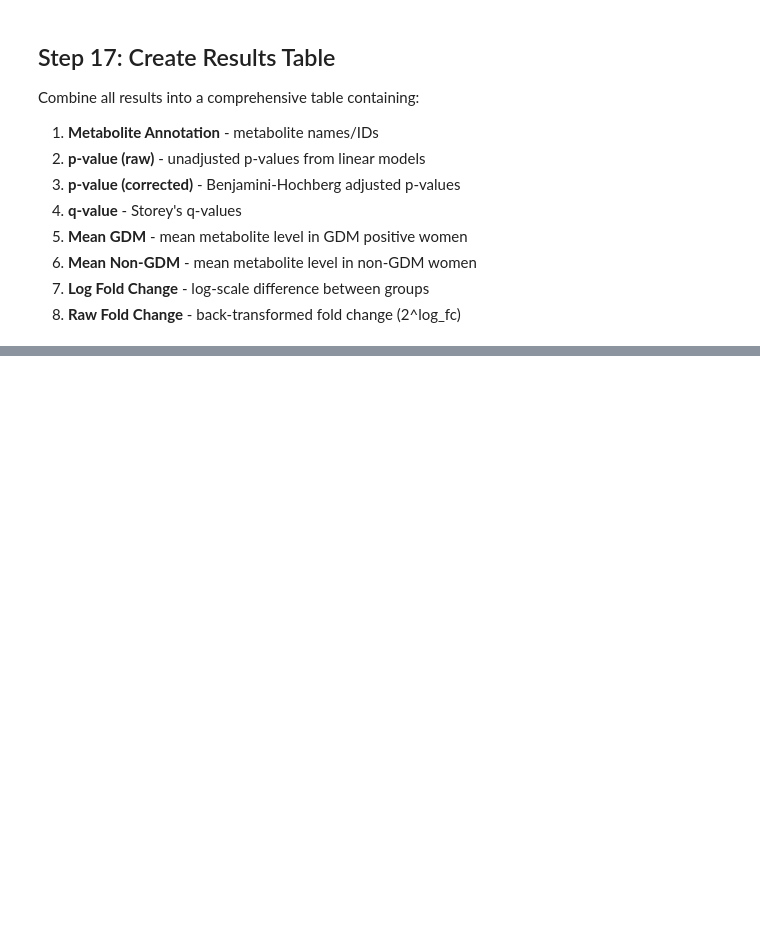
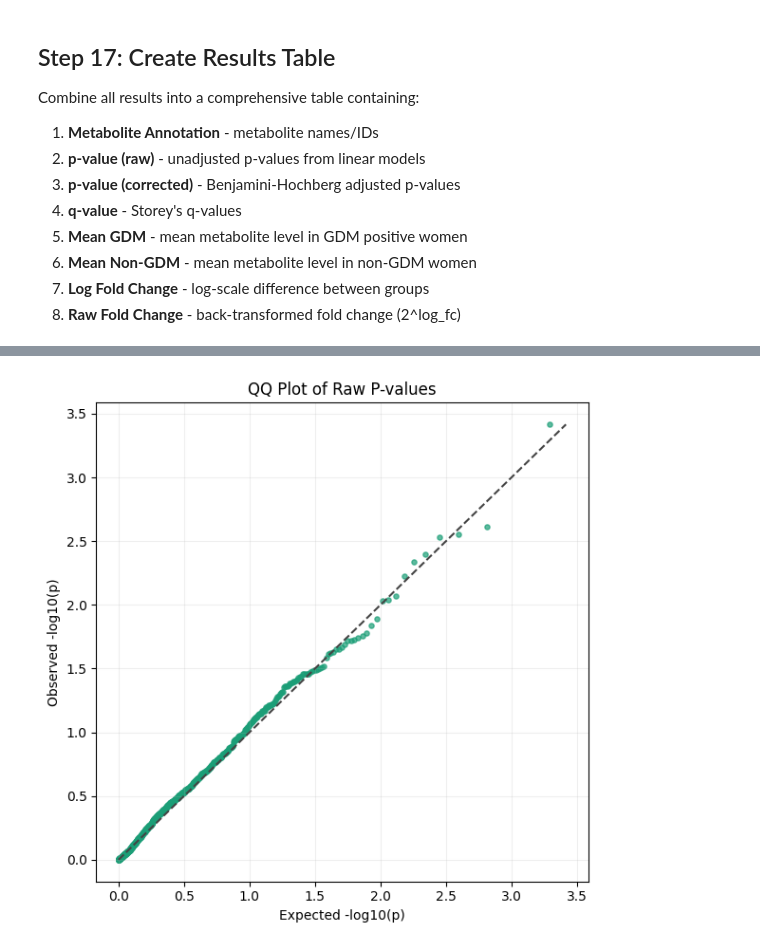
Before and after one commit to aishwaryasalvi777/End-to-End-Metabolomics-Biomarker-Modeling-Pipeline, a Jupyter notebook: src/scripts/08_ML_modeling.ipynb, the cells around one changed output, grey strips where cells are left out. Cells and saved outputs as stored; diff of their text form; code cells hidden in the pictures; blank space fills up the shorter version.

```diff
--- a/src/scripts/08_ML_modeling.ipynb
+++ b/src/scripts/08_ML_modeling.ipynb
@@ -714,0 +1008,21 @@ print(f"Columns: {results_df.columns.tolist()}")
+# %%
+# 3) QQ plot of raw p-values (observed vs expected)
+pvals = np.sort(viz_df["p_value_raw"].dropna().values)
+n = len(pvals)
+expected = (np.arange(1, n + 1) - 0.5) / n
+
+obs_log = -np.log10(np.clip(pvals, 1e-300, 1.0))
+exp_log = -np.log10(expected)
+
+fig, ax = plt.subplots(figsize=(6, 6))
+ax.scatter(exp_log, obs_log, s=14, alpha=0.7, color="#1b9e77")
+maxv = max(exp_log.max(), obs_log.max())
+ax.plot([0, maxv], [0, maxv], linestyle="--", color="#444")
+ax.set_xlabel("Expected -log10(p)")
+ax.set_ylabel("Observed -log10(p)")
+ax.set_title("QQ Plot of Raw P-values")
+ax.grid(alpha=0.2)
+plt.tight_layout()
+plt.show()
+# %% [output]
+[figure, added]
```
Also changed, not shown: parts of 37 cells of this notebook.
